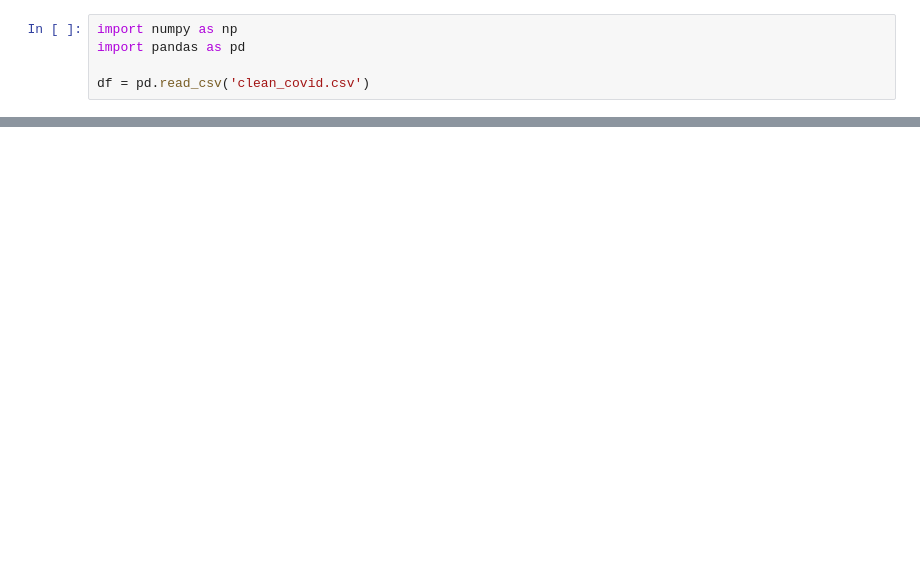
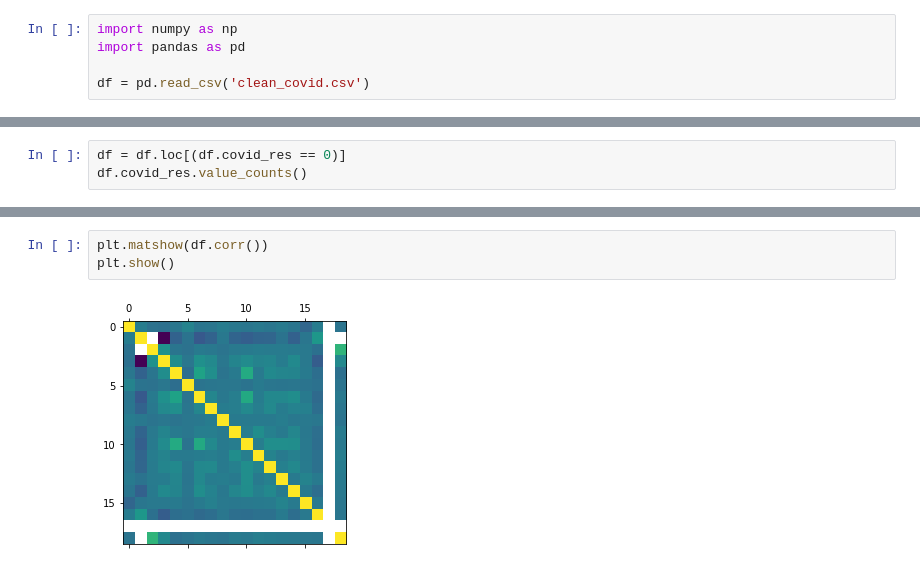
Before and after one commit to MelissaMullenUNH/Melissa-COMP740, a Jupyter notebook: project/project.ipynb, the cells around one changed output, grey strips where cells are left out. Saved outputs shown, nothing was run; the diff lists cells and outputs as text; blank space fills up the shorter version.

Commit message:
data visualization and feature engineering

```diff
--- a/project/project.ipynb
+++ b/project/project.ipynb
@@ -15,0 +85,3 @@ df.head()
+# %%
+df = df.loc[(df.covid_res == 0)]
+df.covid_res.value_counts()
@@ -15,0 +150,5 @@ df.head()
+# %%
+plt.matshow(df.corr())
+plt.show()
+# %% [output]
+[figure, added]
```
Also changed, not shown: parts of 30 cells of this notebook.
